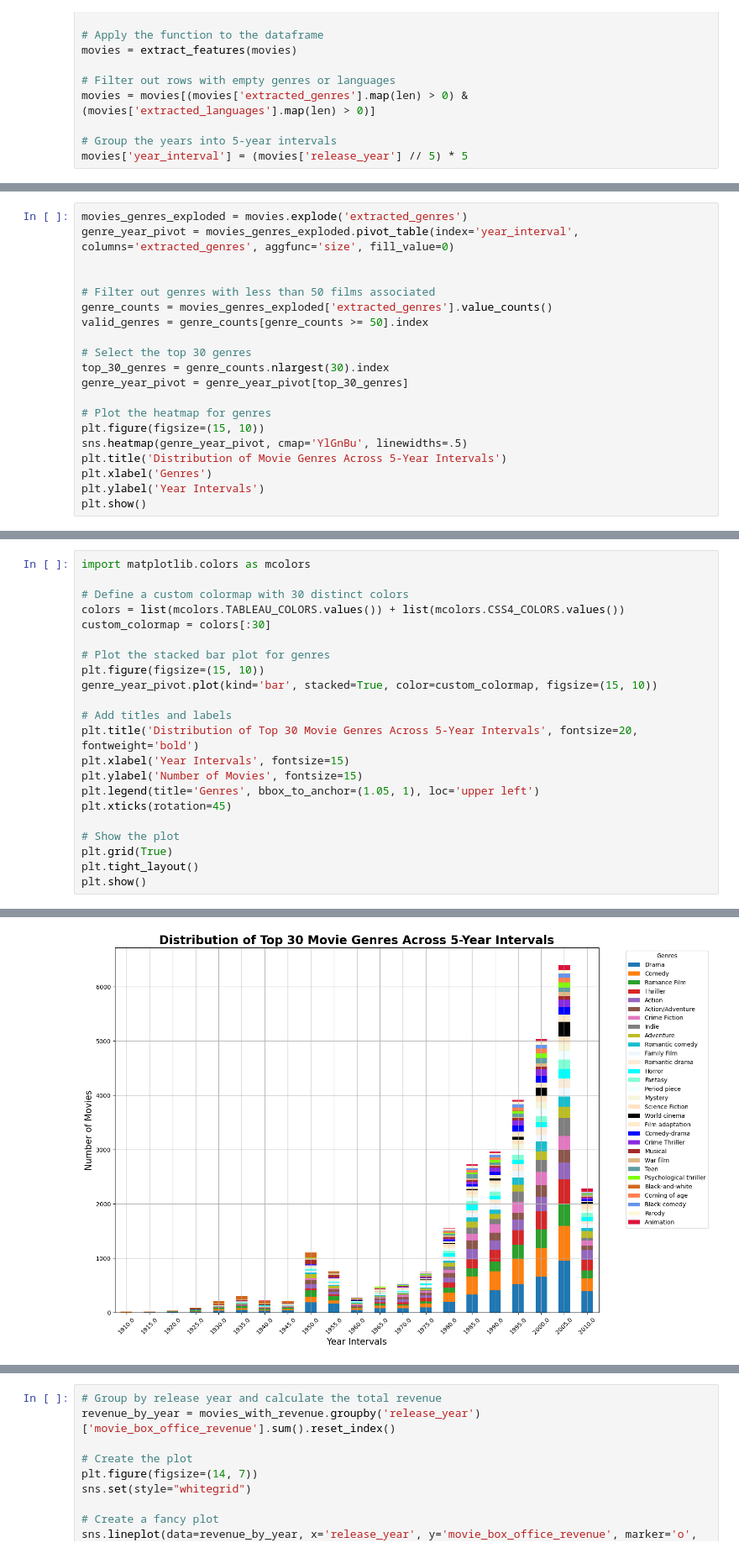
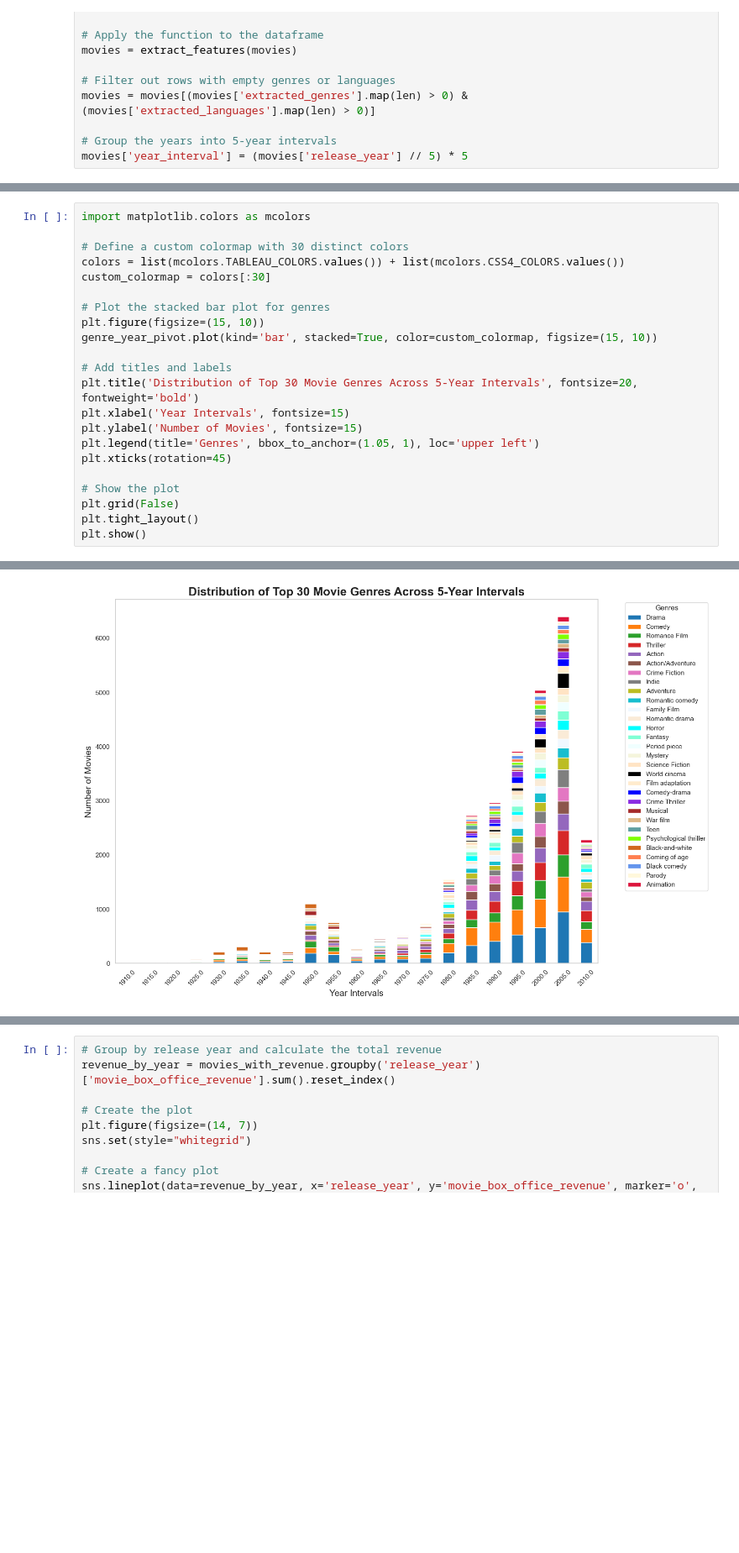
Before and after one commit to arthurEpfl/CMU_MovieCorpus_Data_Analysis, a Jupyter notebook: src/data_exploration.ipynb, the cells around one changed output, grey strips where cells are left out. Shown: that part at 84% size. Cells and saved outputs as stored; diff of their text form; blank space fills up the shorter version.

```diff
--- a/src/data_exploration.ipynb
+++ b/src/data_exploration.ipynb
@@ -151,20 +151,0 @@ Passing `palette` without assigning `hue` is deprecated and will be removed in v
-# %%
-movies_genres_exploded = movies.explode('extracted_genres')
-genre_year_pivot = movies_genres_exploded.pivot_table(index='year_interval', columns='extracted_genres', aggfunc='size', fill_value=0)
-
-
-# Filter out genres with less than 50 films associated
-genre_counts = movies_genres_exploded['extracted_genres'].value_counts()
-valid_genres = genre_counts[genre_counts >= 50].index
-
-# Select the top 30 genres
-top_30_genres = genre_counts.nlargest(30).index
-genre_year_pivot = genre_year_pivot[top_30_genres]
-
-# Plot the heatmap for genres
-plt.figure(figsize=(15, 10))
-sns.heatmap(genre_year_pivot, cmap='YlGnBu', linewidths=.5)
-plt.title('Distribution of Movie Genres Across 5-Year Intervals')
-plt.xlabel('Genres')
-plt.ylabel('Year Intervals')
-plt.show()
@@ -173,28 +152,28 @@ plt.show()
 # %%
 import matplotlib.colors as mcolors
 
 # Define a custom colormap with 30 distinct colors
 colors = list(mcolors.TABLEAU_COLORS.values()) + list(mcolors.CSS4_COLORS.values())
 custom_colormap = colors[:30]
 
 # Plot the stacked bar plot for genres
 plt.figure(figsize=(15, 10))
 genre_year_pivot.plot(kind='bar', stacked=True, color=custom_colormap, figsize=(15, 10))
 
 # Add titles and labels
 plt.title('Distribution of Top 30 Movie Genres Across 5-Year Intervals', fontsize=20, fontweight='bold')
 plt.xlabel('Year Intervals', fontsize=15)
 plt.ylabel('Number of Movies', fontsize=15)
 plt.legend(title='Genres', bbox_to_anchor=(1.05, 1), loc='upper left')
 plt.xticks(rotation=45)
 
 # Show the plot
-plt.grid(True)
+plt.grid(False)
 plt.tight_layout()
 plt.show()
 # %% [output]
 <Figure size 1500x1000 with 0 Axes>
-[figure, old version]
+[figure, new version]
 # %%
 # Explode the extracted_genres and extracted_languages lists to separate rows
 movies_languages_exploded = movies.explode('extracted_languages')
```
Also changed, not shown: parts of 6 cells of this notebook.
